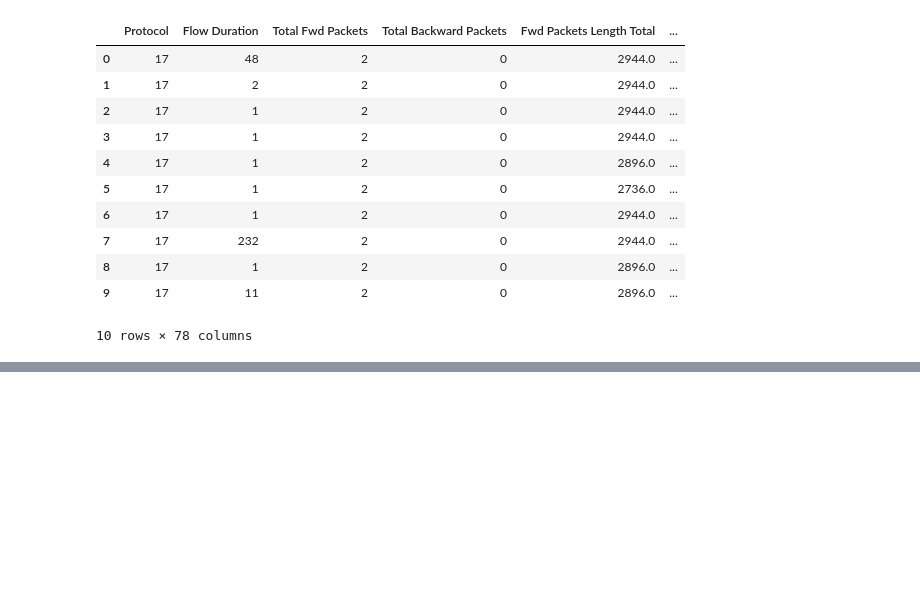
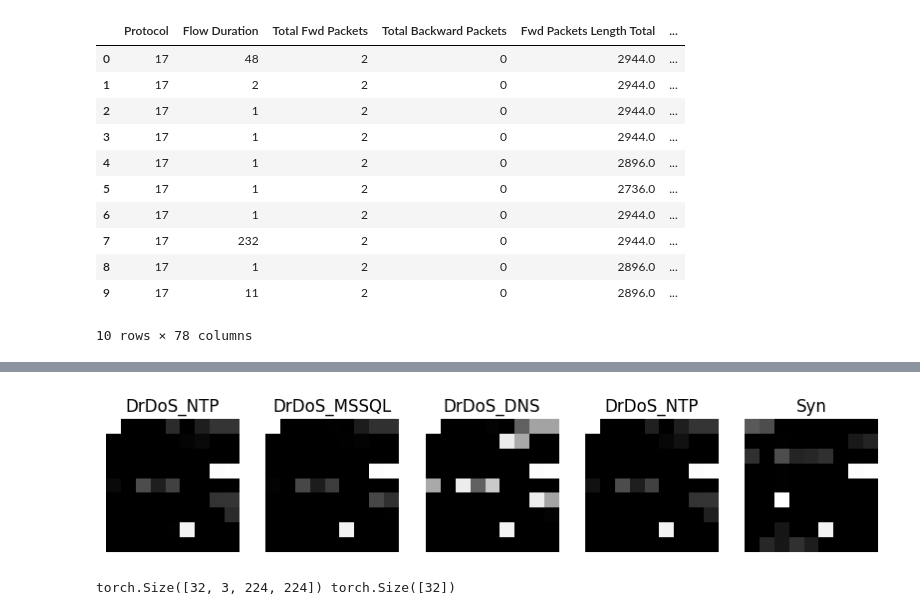
Before and after one commit to AllaeddineBouchahma08/DDoSViT, a Jupyter notebook: DDoS.ipynb, the cells around one changed output, grey strips where cells are left out. Cells and saved outputs as stored; diff of their text form; code cells hidden in the pictures; blank space fills up the shorter version.

```diff
--- a/DDoS.ipynb
+++ b/DDoS.ipynb
@@ -146,0 +225,69 @@ KeyError: 'attack_type'
+# %%
+output_dir = os.path.join(os.getcwd(), "CICIDDOS", "images")
+os.makedirs(output_dir, exist_ok=True)
+
+# Prepare label file
+label_file = os.path.join(output_dir, "labels.csv")
+label_data = []
+# %%
+
+df_labels = pd.read_csv(os.path.join(output_dir, "labels.csv"))
+
+# Select a few random images
+sample_images = random.sample(df_labels["image_path"].tolist(), 5)
+
+# Display images
+plt.figure(figsize=(10, 5))
+for i, img_path in enumerate(sample_images):
+    img = cv2.imread(img_path, cv2.IMREAD_GRAYSCALE)  # Load as grayscale
+    plt.subplot(1, 5, i + 1)
+    plt.imshow(img, cmap="gray")
+    plt.title(df_labels[df_labels["image_path"] == img_path]["label"].values[0])
+    plt.axis("off")
+
+plt.show()
+# %% [output]
+[figure, added]
+# %%
+import torch
+import torchvision.transforms as transforms
+from torch.utils.data import Dataset, DataLoader
+from PIL import Image
+import pandas as pd
+
+# Define a custom dataset class
+class DDoSDataset(Dataset):
+    def __init__(self, csv_file, transform=None):
+        self.data = pd.read_csv(csv_file)  # Load image paths & labels
+        self.transform = transform
+        self.label_mapping = {label: idx for idx, label in enumerate(self.data["label"].unique())}
+
+    def __len__(self):
+        return len(self.data)
+
+    def __getitem__(self, idx):
+        img_path = self.data.iloc[idx, 0]
+        label = self.label_mapping[self.data.iloc[idx, 1]]  # Convert label to integer
+        image = Image.open(img_path).convert("RGB")  # Load image
+
+        if self.transform:
+            image = self.transform(image)
+
+        return image, torch.tensor(label, dtype=torch.long)
+
+# Define transformations (resize images for ViT)
+transform = transforms.Compose([
+    transforms.Resize((224, 224)),  # Reshape to ViT input size
+    transforms.ToTensor(),
+])
+
+# Load dataset
+train_dataset = DDoSDataset(csv_file="CICIDDOS/images/labels.csv", transform=transform)
+train_loader = DataLoader(train_dataset, batch_size=32, shuffle=True)
+
+# Check dataset
+for images, labels in train_loader:
+    print(images.shape, labels.shape)  # Should be (32, 3, 224, 224) and (32,)
+    break
+# %% [output]
+torch.Size([32, 3, 224, 224]) torch.Size([32])
```
Also changed, not shown: parts of 6 cells of this notebook, 1 other file.
